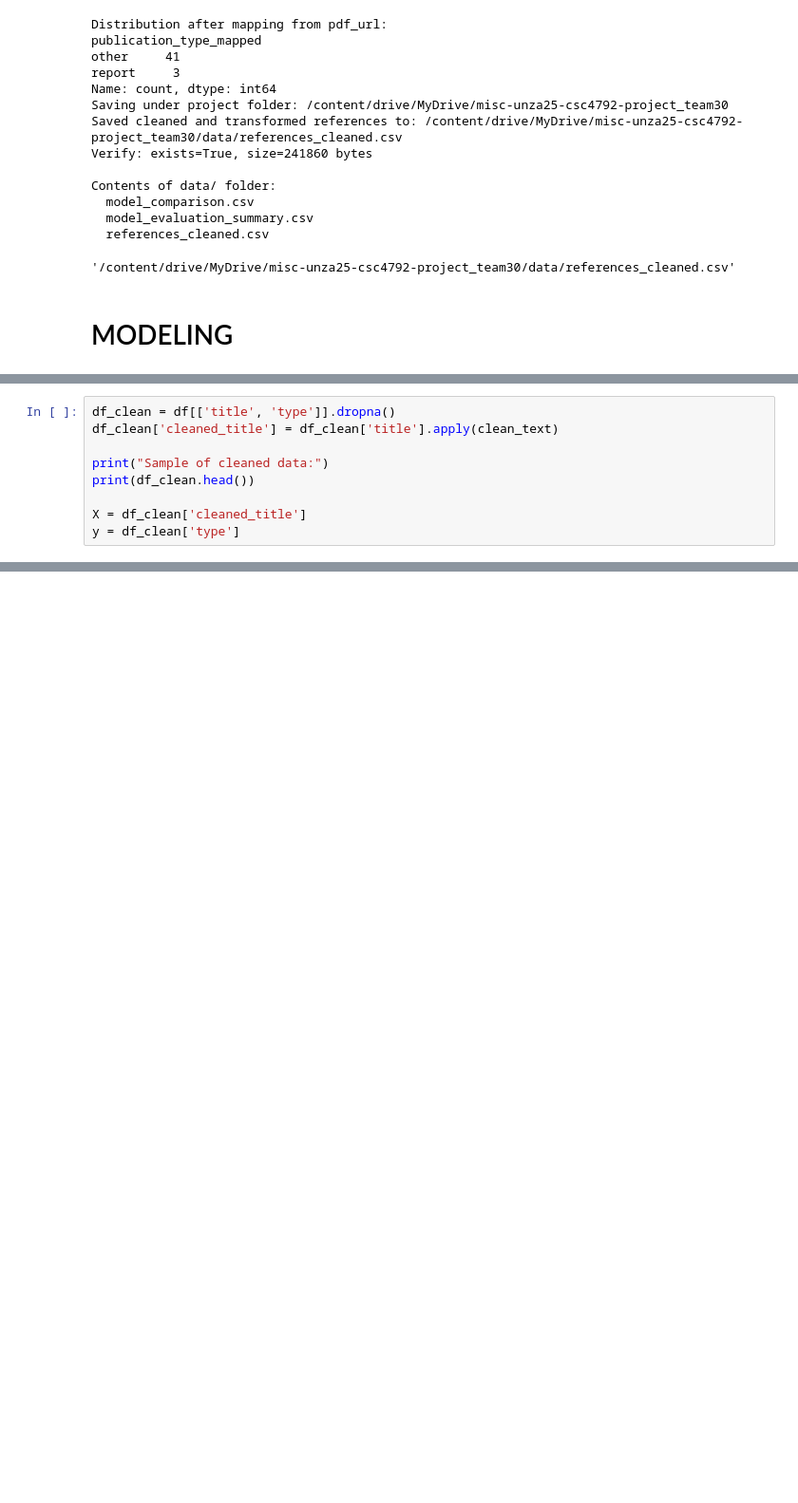
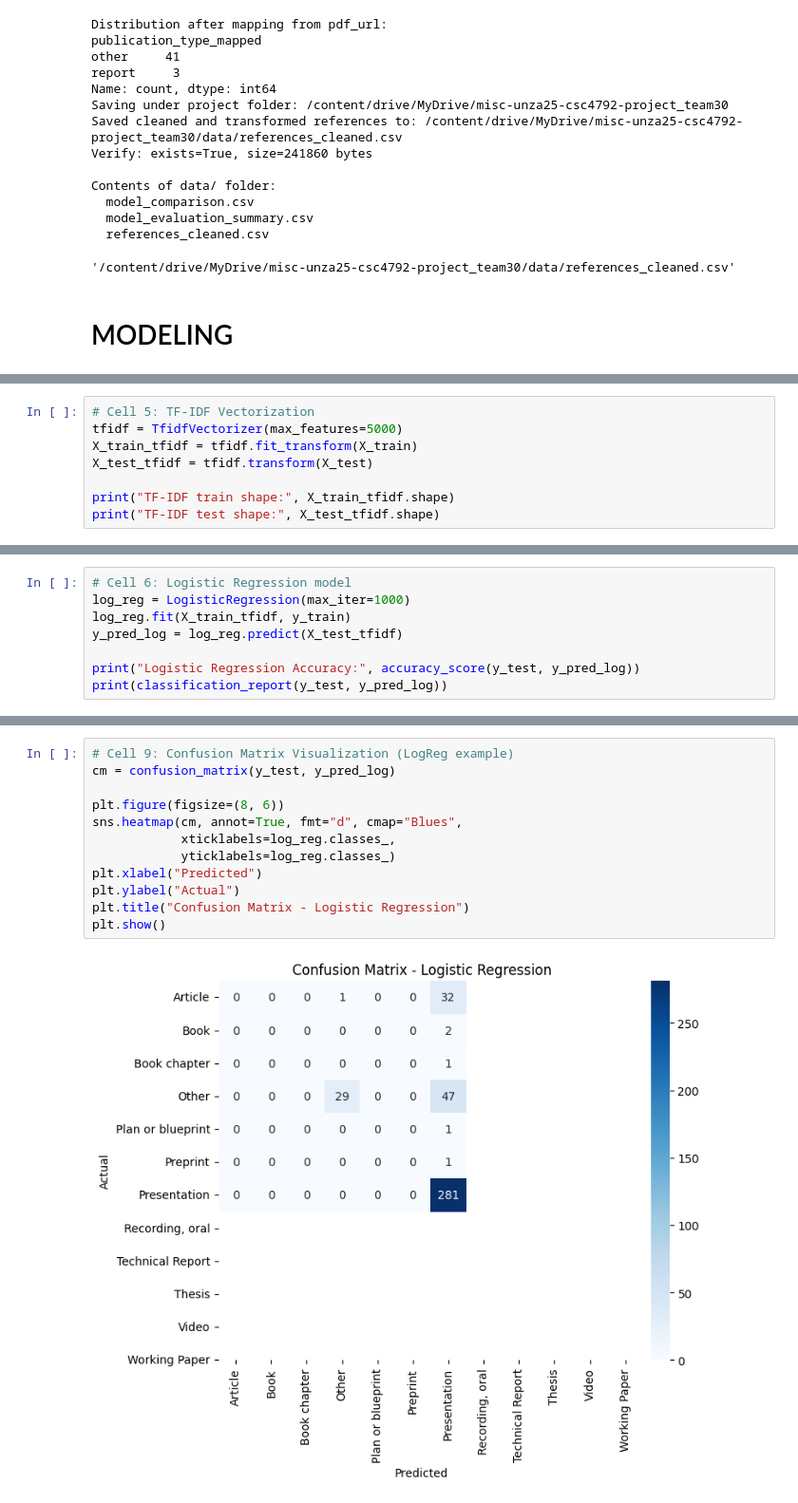
Before and after one commit to msimuko/code-unza25-csc4792-project_team_30, a Jupyter notebook: code_unza25_csc4792_project_team_30_notebook.ipynb, the cells around one changed output, grey strips where cells are left out. Shown: that part at 95% size. Drawn from its saved outputs; the diff is of its cells as text; blank space fills up the shorter version.

```diff
--- a/code_unza25_csc4792_project_team_30_notebook.ipynb
+++ b/code_unza25_csc4792_project_team_30_notebook.ipynb
@@ -1010,9 +923,0 @@ True
-# %%
-df_clean = df[['title', 'type']].dropna()
-df_clean['cleaned_title'] = df_clean['title'].apply(clean_text)
-
-print("Sample of cleaned data:")
-print(df_clean.head())
-
-X = df_clean['cleaned_title']
-y = df_clean['type']
@@ -1468,0 +965,8 @@ Choose an option:
+# %%
+# Cell 5: TF-IDF Vectorization
+tfidf = TfidfVectorizer(max_features=5000)
+X_train_tfidf = tfidf.fit_transform(X_train)
+X_test_tfidf = tfidf.transform(X_test)
+
+print("TF-IDF train shape:", X_train_tfidf.shape)
+print("TF-IDF test shape:", X_test_tfidf.shape)
@@ -1468,0 +976,8 @@ Choose an option:
+# %%
+# Cell 6: Logistic Regression model
+log_reg = LogisticRegression(max_iter=1000)
+log_reg.fit(X_train_tfidf, y_train)
+y_pred_log = log_reg.predict(X_test_tfidf)
+
+print("Logistic Regression Accuracy:", accuracy_score(y_test, y_pred_log))
+print(classification_report(y_test, y_pred_log))
@@ -1468,0 +1082,14 @@ Choose an option:
+# %%
+# Cell 9: Confusion Matrix Visualization (LogReg example)
+cm = confusion_matrix(y_test, y_pred_log)
+
+plt.figure(figsize=(8, 6))
+sns.heatmap(cm, annot=True, fmt="d", cmap="Blues",
+            xticklabels=log_reg.classes_,
+            yticklabels=log_reg.classes_)
+plt.xlabel("Predicted")
+plt.ylabel("Actual")
+plt.title("Confusion Matrix - Logistic Regression")
+plt.show()
+# %% [output]
+[figure, added]
```
Also changed, not shown: parts of 27 cells of this notebook.
